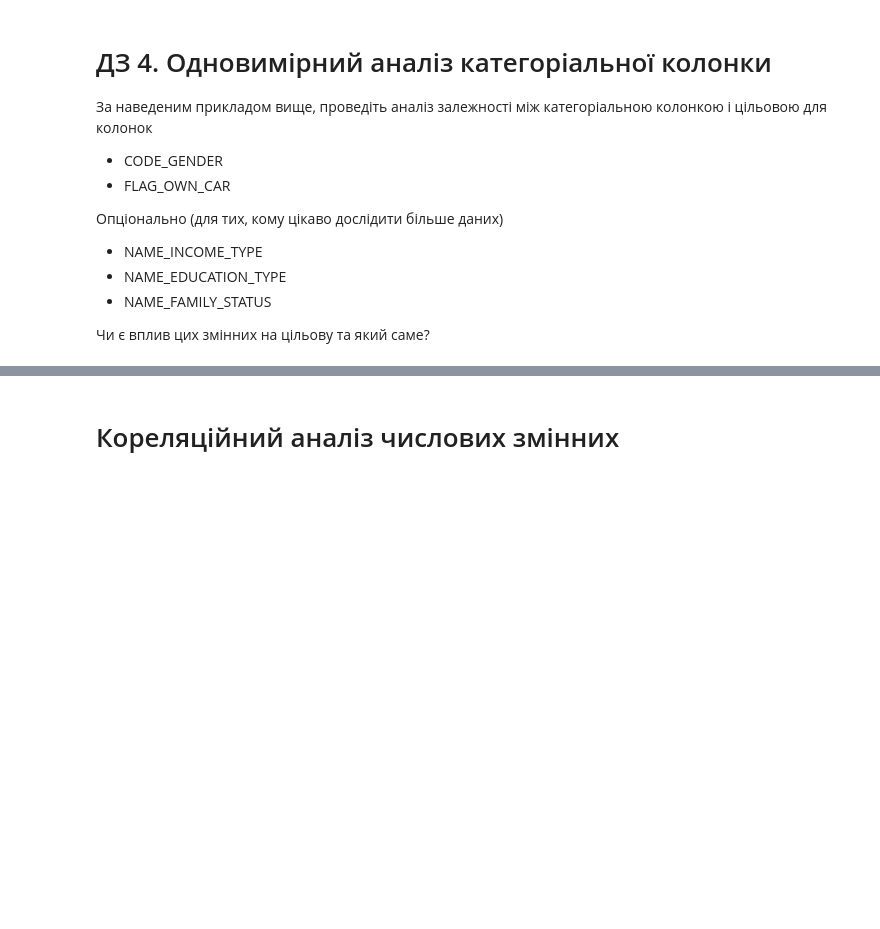
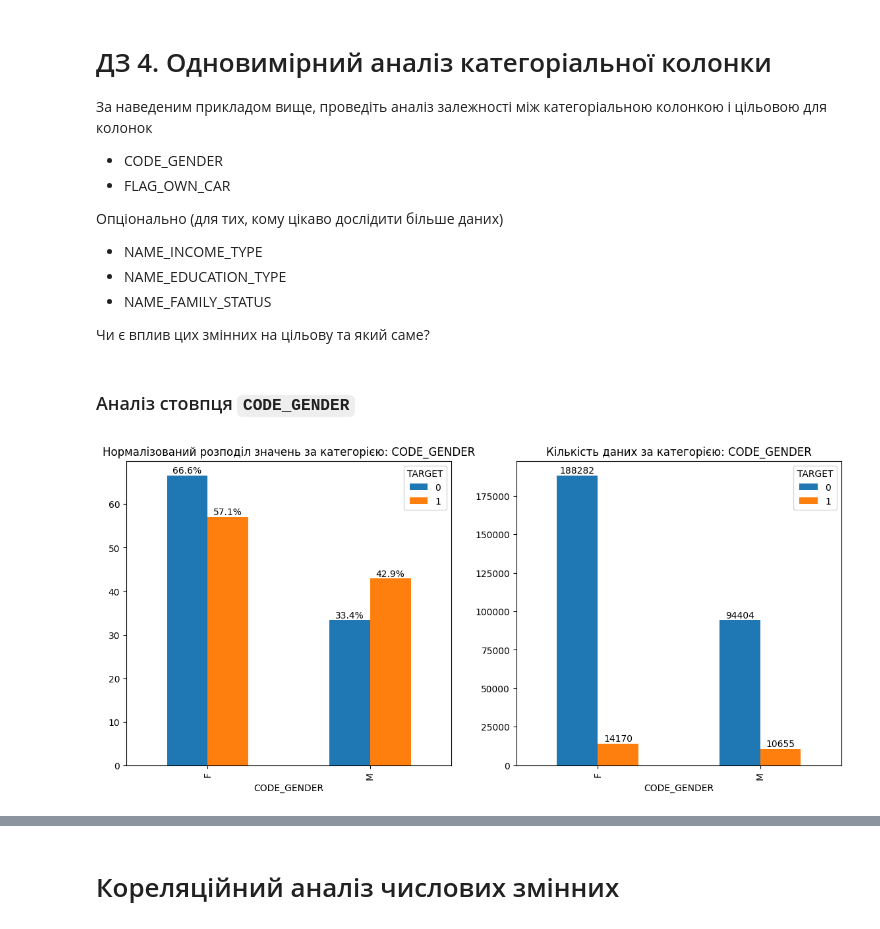
Before and after one commit to verabalashova/python-for-ml-tasks, a Jupyter notebook: module-1/topic-1/HW_1_2.ipynb, the cells around one changed output, grey strips where cells are left out. Cells and saved outputs as stored; diff of their text form; code cells hidden in the pictures; blank space fills up the shorter version.

```diff
--- a/module-1/topic-1/HW_1_2.ipynb
+++ b/module-1/topic-1/HW_1_2.ipynb
@@ -2127,3 +2135,9 @@ uni_cat_target_compare(df, 'NAME_CONTRACT_TYPE')
 
 
 Чи є вплив цих змінних на цільову та який саме?
+# %% [markdown]
+### Аналіз стовпця `CODE_GENDER`
+# %%
+uni_cat_target_compare(df, 'CODE_GENDER')
+# %% [output]
+[figure, added]
```
Also changed, not shown: parts of 26 cells of this notebook.
